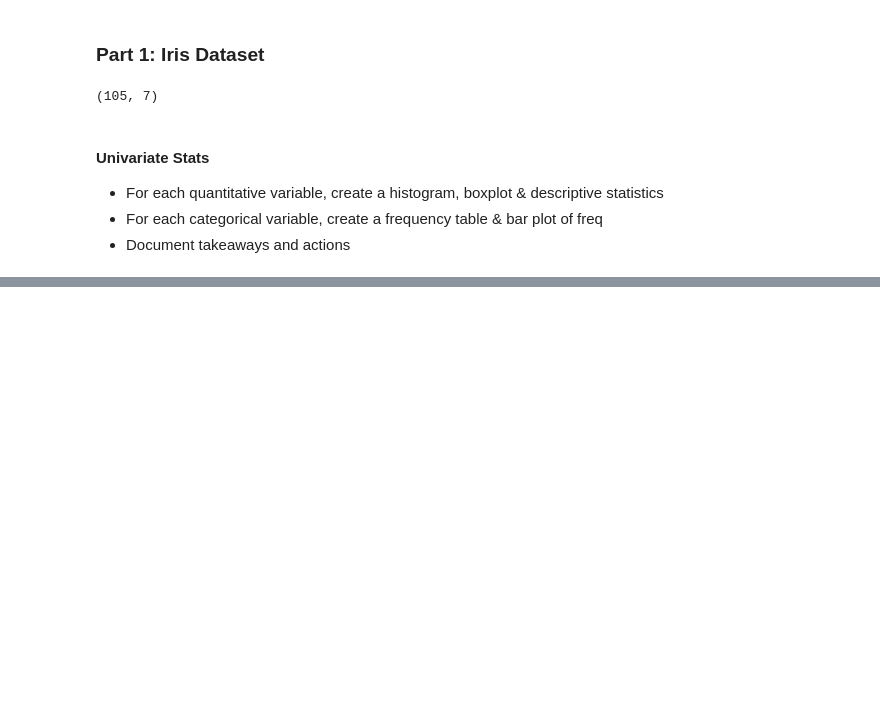
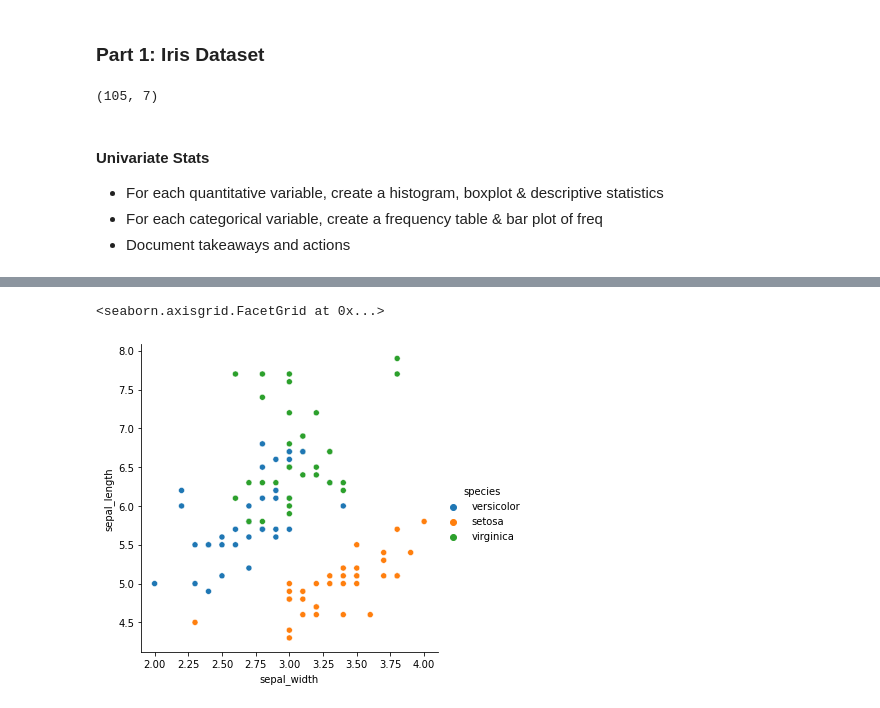
Before and after one commit to Cayt-Schlichting/classification-exercises, a Jupyter notebook: classification_exercises.ipynb, the cells around one changed output, grey strips where cells are left out. Saved outputs shown, nothing was run; the diff lists cells and outputs as text; code cells hidden in the pictures; blank space fills up the shorter version.

```diff
--- a/classification_exercises.ipynb
+++ b/classification_exercises.ipynb
@@ -1136,0 +1217,9 @@ plt.tight_layout()
+# %%
+#Visualize two numeric variables by means of the species.
+#Hint: sns.relplot with hue or col
+#Basically redo one of the smaller plots from pairplot.
+#Chose sepal measurements as they were most similar across the species
+sns.relplot(data=tr,x='sepal_width',y='sepal_length',hue='species')
+# %% [output]
+<seaborn.axisgrid.FacetGrid at 0x...>
+[figure, added]
```
Also changed, not shown: parts of 43 cells of this notebook.
